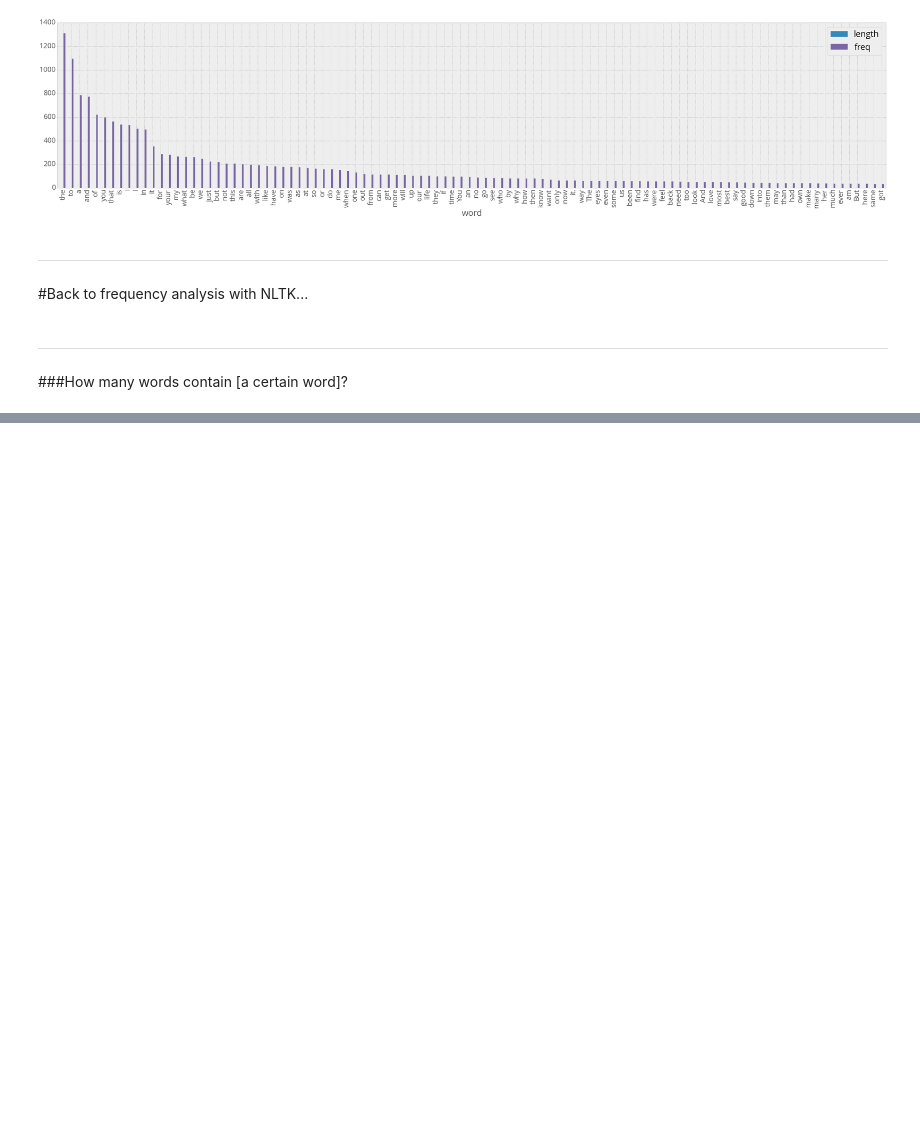
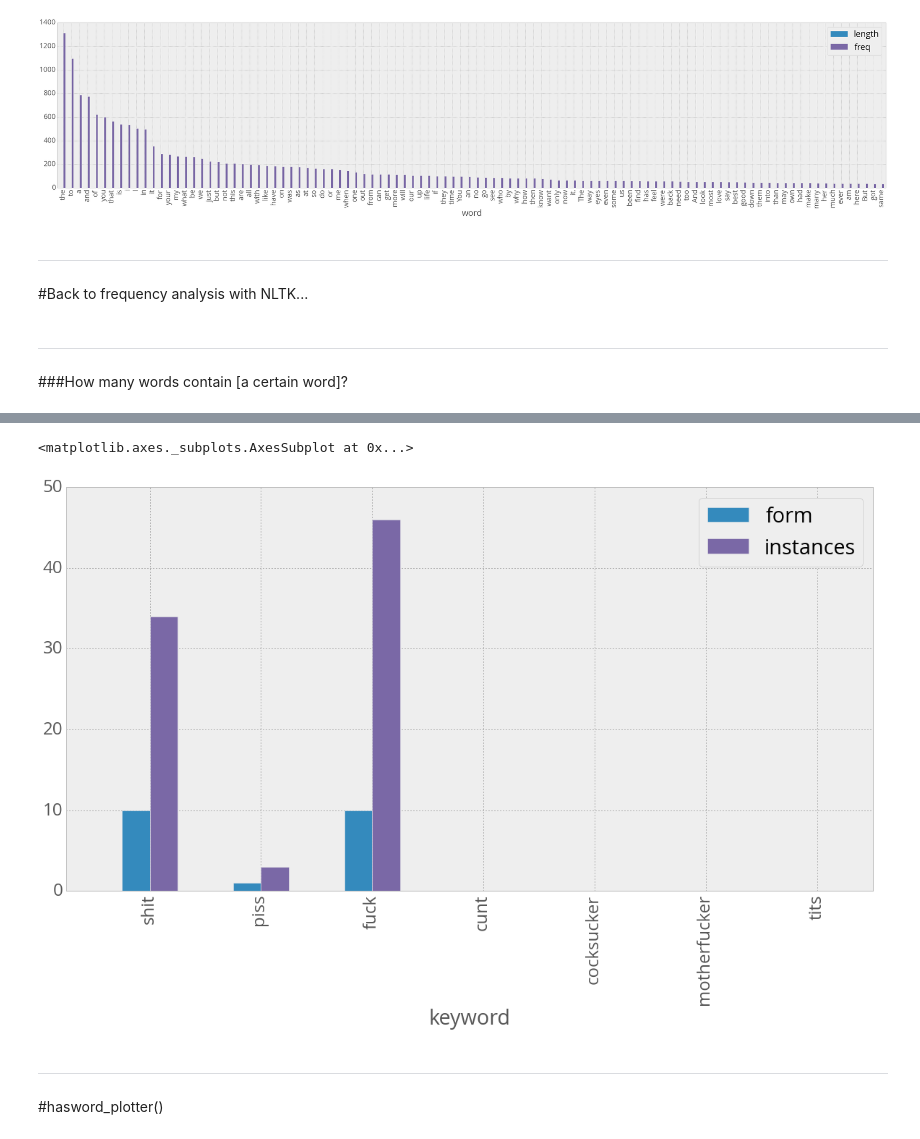
Before and after one commit to c-trl/nlp-with-xanga-entries, a Jupyter notebook: requests.ipynb, the cells around one changed output, grey strips where cells are left out. Drawn from its saved outputs; the diff is of its cells as text; code cells hidden in the pictures; blank space fills up the shorter version.

```diff
--- a/requests.ipynb
+++ b/requests.ipynb
@@ -759,0 +923,2 @@ howmanyhave('being', alpha)
+# %%
+dfcarlin = pd.DataFrame(carlin)
@@ -759,0 +936,23 @@ howmanyhave('being', alpha)
+# %%
+form = []
+
+for x in carlin:
+    form.append(len(set([word for word in alpha if x in word])))
+# %%
+instances = []
+
+for x in carlin:
+   instances.append(len([word for word in alpha if x in word]))
+# %%
+dfcarlin['form'] = form
+dfcarlin['instances'] = instances
+dfcarlin.columns = ['keyword', 'form' ,'instances']
+# %%
+dfcarlin.plot(kind='bar', x='keyword', figsize=(20,10))
+# %% [output]
+<matplotlib.axes._subplots.AxesSubplot at 0x...>
+[figure, added]
+# %% [markdown]
+---
+# %% [markdown]
+#hasword_plotter()
```
Also changed, not shown: parts of 65 cells of this notebook.
